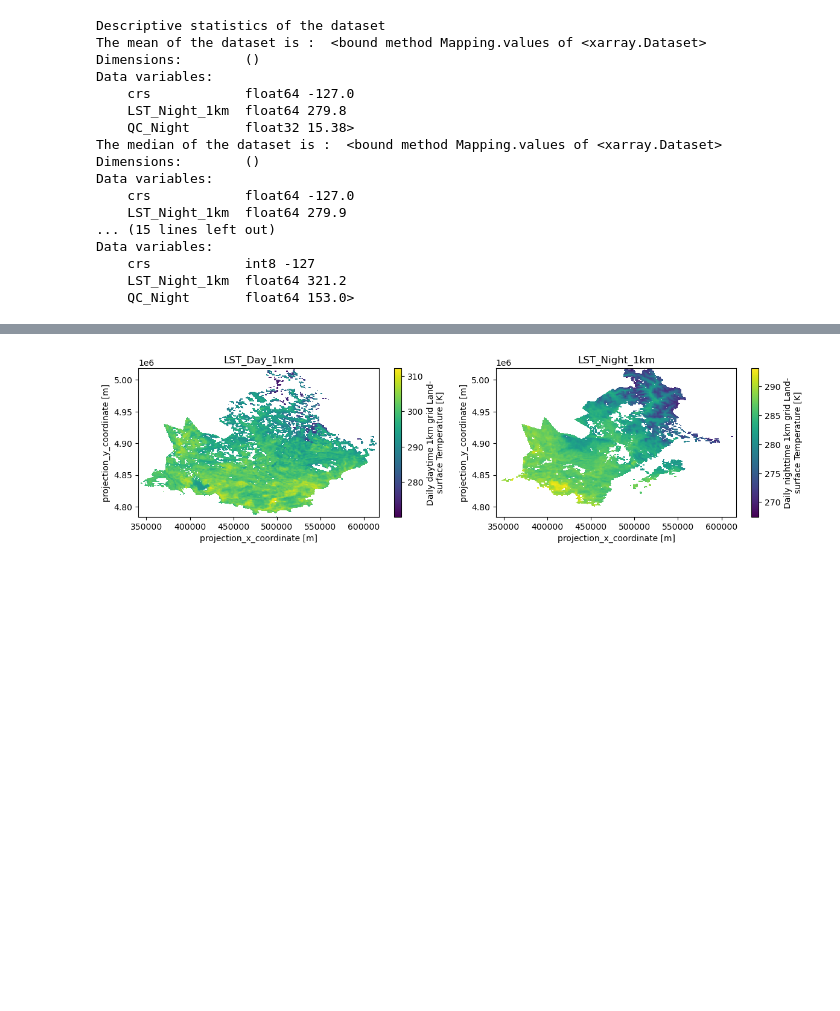
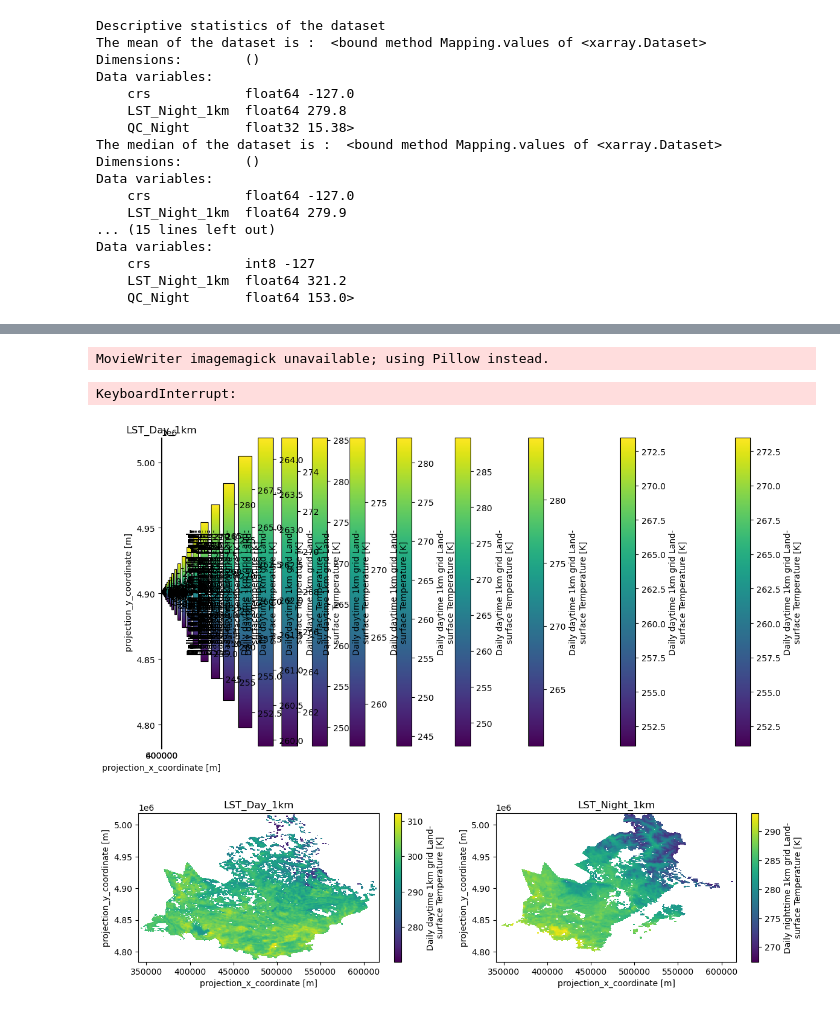
Before and after one commit to Sliders122/wildfire, a Jupyter notebook: src/Inspect_raw_data.ipynb, the cells around one changed output, grey strips where cells are left out. Drawn from its saved outputs; the diff is of its cells as text; code cells hidden in the pictures; blank space fills up the shorter version.

```diff
--- a/src/Inspect_raw_data.ipynb
+++ b/src/Inspect_raw_data.ipynb
@@ -629 +630,24 @@ plt.show()
+# %%
+# Create a PLot of the variables with a animation of the time
+
+# Create a figure
+fig = plt.figure(figsize=(12, 6))
+# Create a subplot
+ax = fig.add_subplot(1, 1, 1)
+# Create a plot
+p = lst_day['LST_Day_1km'].plot(ax=ax)
+# Create a function to update the plot
+def update(i):
+    p = lst_day['LST_Day_1km'][i].plot(ax=ax )
+    ax.set_title("LST_Day_1km")
+    return p
+# Create an animation
+anim = animation.FuncAnimation(fig, update, frames=range(0, len(lst_day['time'])), interval=100)
+# Save the animation
+#anim.save('lst_day.gif', writer='imagemagick', fps=2)
+plt.show()
+# %% [output]
+MovieWriter imagemagick unavailable; using Pillow instead.
+KeyboardInterrupt:
+[figure, added]
 # %%
```
Also changed, not shown: parts of 5 cells of this notebook.
